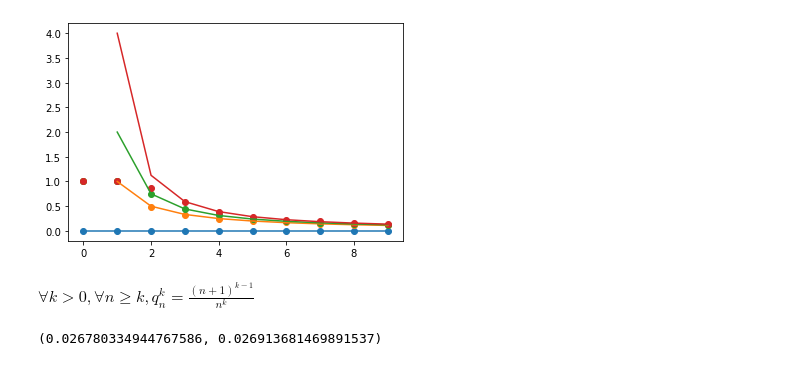
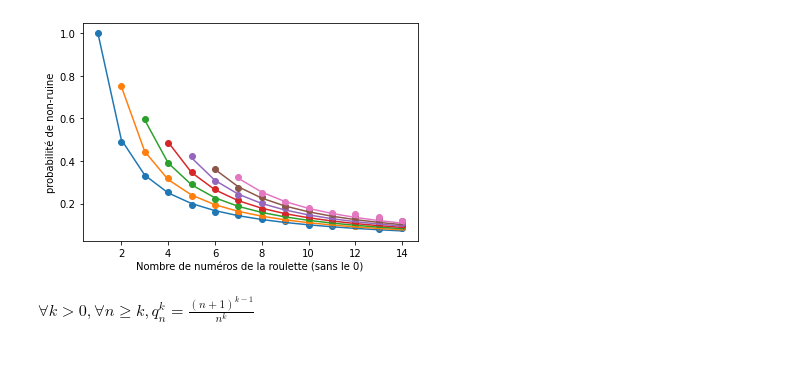
Before and after one commit to jeanHeibig/casinoRoulette, a Jupyter notebook: p_ruine/n2.ipynb, the cells around one changed output. Saved outputs shown, nothing was run; the diff lists cells and outputs as text; code cells hidden in the pictures.

```diff
--- a/p_ruine/n2.ipynb
+++ b/p_ruine/n2.ipynb
@@ -41,33 +27,22 @@ def phi_inf(u0, n):
     return np.mean(vphi(u0, n * np.ones(100)))
 
 v_inf = np.vectorize(phi_inf)
-# %%
-n_abscisse = np.arange(10)
-r_ord0 = v_inf(0, n_abscisse)
-r_ord1 = v_inf(1, n_abscisse)
-r_ord2 = v_inf(2, n_abscisse)
-r_ord3 = v_inf(3, n_abscisse)
-r_ord4 = v_inf(4, n_abscisse)
-
-plt.scatter(n_abscisse, r_ord0)
-plt.scatter(n_abscisse, r_ord1)
-plt.scatter(n_abscisse, r_ord2)
-plt.scatter(n_abscisse, r_ord3)
-
-plt.plot(n_abscisse, 0 / n_abscisse ** 0)
-plt.plot(n_abscisse, 1 / n_abscisse ** 1)
-plt.plot(n_abscisse, (n_abscisse + 1) / n_abscisse**2)
-plt.plot(n_abscisse, (n_abscisse**2 + 2 * n_abscisse + 1) / n_abscisse**3)
-
-plt.show()
-# %% [output]
-[figure, removed]
+# %%
+for k in range(1, 8):
+    n_abscisse = np.arange(k, 15)
+
+    r_ord = v_inf(k, n_abscisse)
+
+    plt.scatter(n_abscisse, r_ord)
+
+    plt.plot(n_abscisse, (n_abscisse + 1)**(k-1) / n_abscisse**k)
+
+plt.xlabel("Nombre de numéros de la roulette (sans le 0)")
+plt.ylabel("probabilité de non-ruine")
+plt.show()
+# %% [output]
+[figure, added]
 # %% [markdown]
 $\forall k > 0, \forall n \geq k, q_{n}^{k} = \frac{(n + 1)^{k - 1}}{n^{k}}$
 # %%
 q = lambda k, n: (n + 1) ** (k - 1) / n ** k
-# %%
-n = 100
-q(n, n), np.exp(1) / (n + 1)
-# %% [output]
-(0.026780334944767586, 0.026913681469891537)
```
Also changed, not shown: parts of 5 cells of this notebook.
